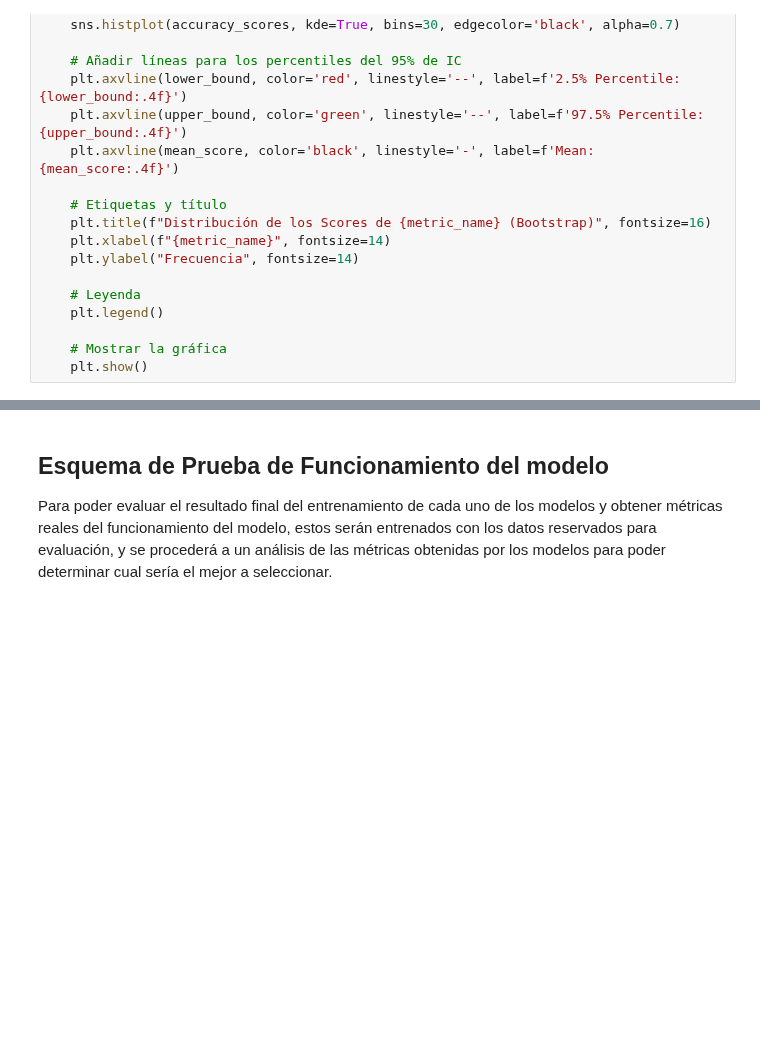
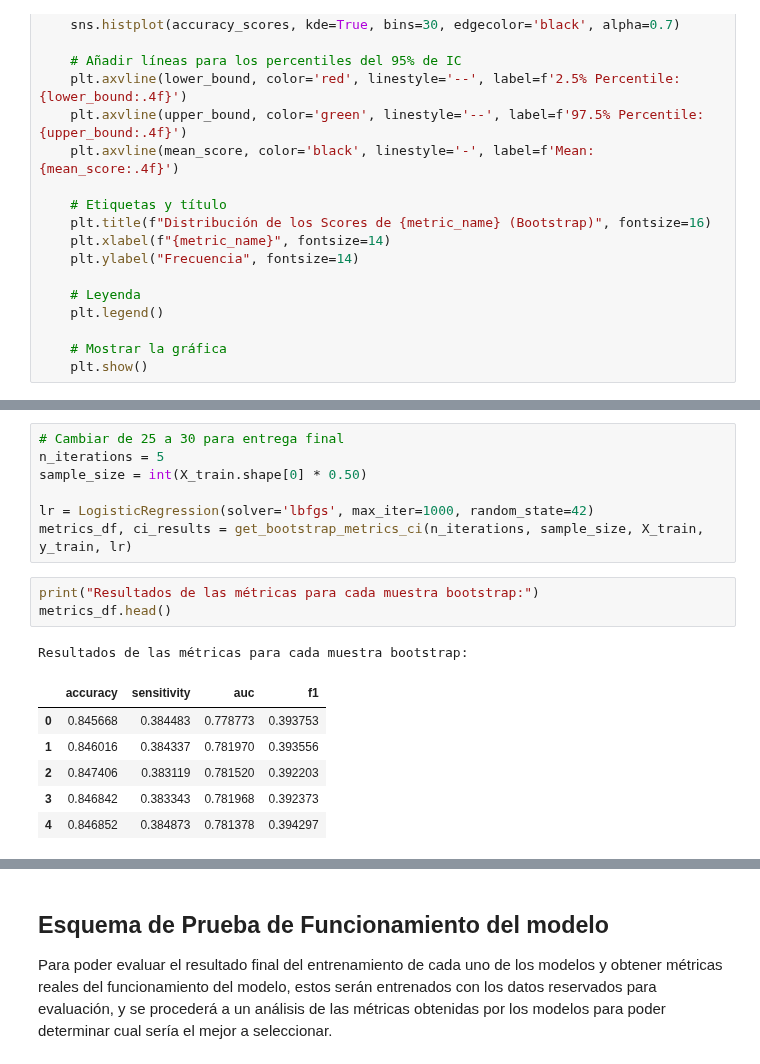
Before and after one commit to MonicaCabanas23/Clasificacion-y-Regresion-Lineal, a Jupyter notebook: Proyecto 3/workflow.ipynb, the cells around one changed output, grey strips where cells are left out. Drawn from its saved outputs; the diff is of its cells as text; blank space fills up the shorter version.

```diff
--- a/Proyecto 3/workflow.ipynb
+++ b/Proyecto 3/workflow.ipynb
@@ -214,0 +345,18 @@ def graph_bootstrap_ci(accuracy_scores, lower_bound, upper_bound, mean_score, me
+# %%
+# Cambiar de 25 a 30 para entrega final
+n_iterations = 5
+sample_size = int(X_train.shape[0] * 0.50)
+
+lr = LogisticRegression(solver='lbfgs', max_iter=1000, random_state=42)
+metrics_df, ci_results = get_bootstrap_metrics_ci(n_iterations, sample_size, X_train, y_train, lr)
+# %%
+print("Resultados de las métricas para cada muestra bootstrap:")
+metrics_df.head()
+# %% [output]
+Resultados de las métricas para cada muestra bootstrap:
+|  | accuracy | sensitivity | auc | f1 |
+| 0 | 0.845668 | 0.384483 | 0.778773 | 0.393753 |
+| 1 | 0.846016 | 0.384337 | 0.781970 | 0.393556 |
+| 2 | 0.847406 | 0.383119 | 0.781520 | 0.392203 |
+| 3 | 0.846842 | 0.383343 | 0.781968 | 0.392373 |
+| 4 | 0.846852 | 0.384873 | 0.781378 | 0.394297 |
```
Also changed, not shown: parts of 22 cells of this notebook.
